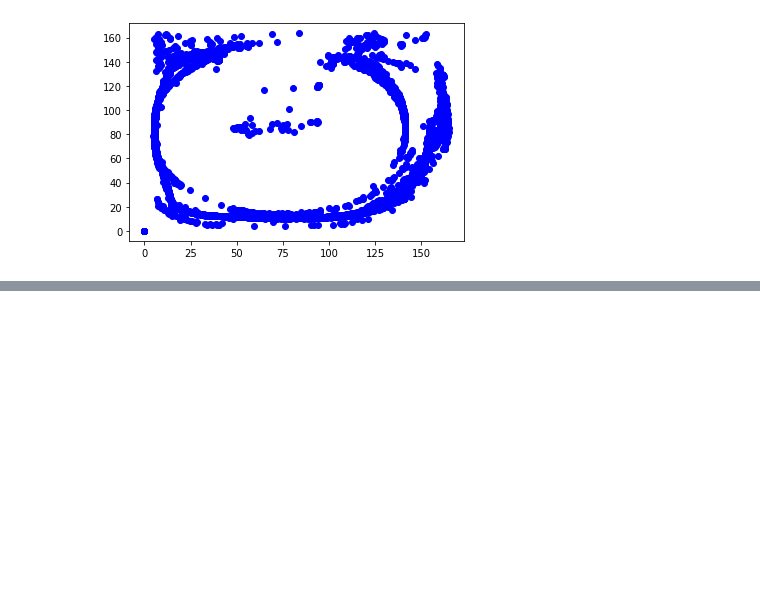
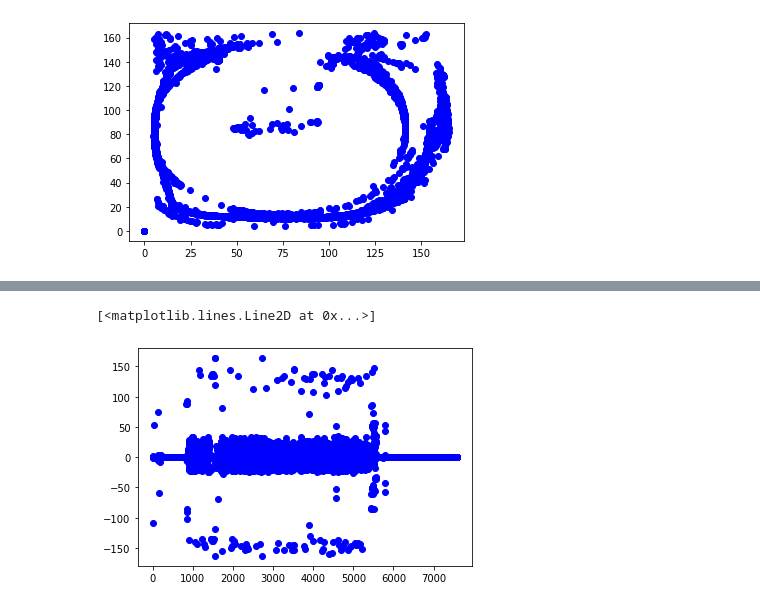
Before and after one commit to Sussex-Neuroscience/rodent-tracking, a Jupyter notebook: software/test.ipynb, the cells around one changed output, grey strips where cells are left out. Saved outputs shown, nothing was run; the diff lists cells and outputs as text; code cells hidden in the pictures; blank space fills up the shorter version.

```diff
--- a/software/test.ipynb
+++ b/software/test.ipynb
@@ -83,0 +150,5 @@ plt.plot(fid["wheel.Item2.wheel.Centroid.X"],fid["wheel.Item2.wheel.Centroid.Y"]
+# %%
+plt.plot(fid["wheelYcentered"].diff(),"bo")
+# %% [output]
+[<matplotlib.lines.Line2D at 0x...>]
+[figure, added]
```
Also changed, not shown: parts of 10 cells of this notebook, 3 other files.
